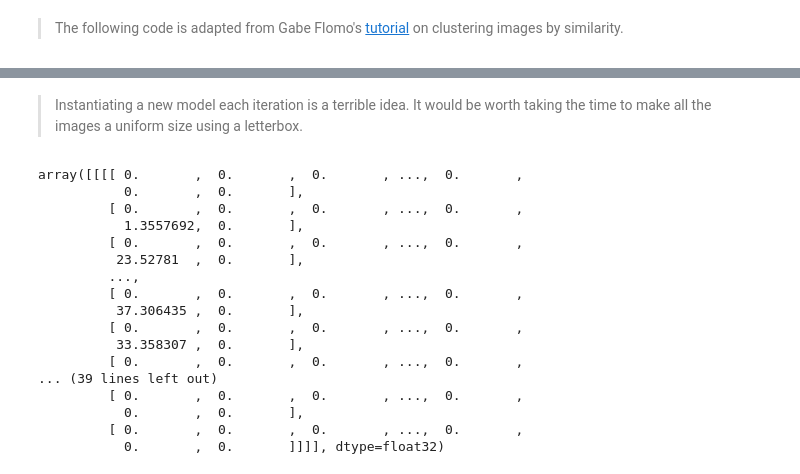
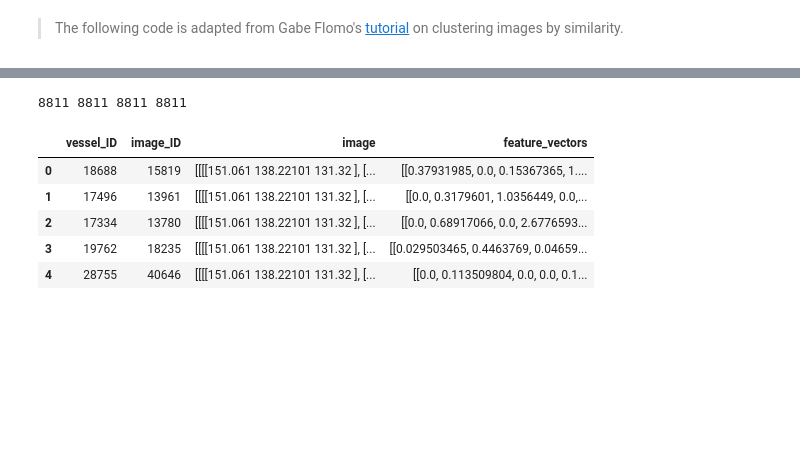
Before and after one commit to mvince33/lcp_cluster, a Jupyter notebook: lcp_image_processing.ipynb, the cells around one changed output, grey strips where cells are left out. Cells and saved outputs as stored; diff of their text form; code cells hidden in the pictures; blank space fills up the shorter version.

Commit message:
Cleaned up the process of getting a feature vector using vgg16.

```diff
--- a/lcp_image_processing.ipynb
+++ b/lcp_image_processing.ipynb
@@ -92,13 +110,0 @@ Could not open drawing_26432_33500.jpg
-# %%
-#Reshape the image for use with the VGG16 model
-        #image = image.reshape(1, 224, 224, 3)
-        # Run the image through the preprocessor
-        #image = preprocess_input(image)
-        # Construct a feature vector using VGG16
-        #feature = model.predict(image)
-
-# Reshape the images
-for i in range(len(images)):
-    width = images[i].shape[0]
-    height = images[i].shape[1]
-    images[i] = images[i].reshape(1, width, height, 3)
@@ -107,14 +110,0 @@ ValueError: cannot reshape array of size 202752 into shape (1,1,132,3)
-# %%
-# Remove images too small for the vgg16 model
-for image in images:
-    if image.shape[1] < 32 or image.shape[2] < 32:
-        images.remove(image)
-        print('Image Removed')
-# %%
-# Preprocess the images
-feature_vectors = []
-for i in tqdm_notebook(range(len(images))):
-    width = images[i].shape[1]
-    height = images[i].shape[2]
-    model = VGG16(include_top = False, input_shape = (width, height, 3))
-    feature_vectors.append(model.predict(images[i]))
@@ -139,31 +111,22 @@ WARNING:tensorflow:6 out of the last 6 calls to <function Model.make_predict_fun
-# %% [markdown]
-> Instantiating a new model each iteration is a terrible idea. It would be worth taking the time to make all the images a uniform size using a letterbox.
+# %%
+print(len(vessel_ids), len(image_ids), len(images), len(feature_vectors))
+# %% [output]
+8811 8811 8811 8811
 # %%
 # Store the ids and images in a dataframe
-images_df = pd.DataFrame(list(zip(vessel_ids,
-                                  image_ids,
-                                  images,
-                                  feature_vectors)),
-                         columns = ['vessel_ID',
-                                    'image_ID',
-                                    'image',
-                                    'feature_vectors'])
-images = images_df['image'].copy()
+df = pd.DataFrame(list(zip(vessel_ids,
+                           image_ids,
+                           images,
+                           feature_vectors)),
+                  columns = ['vessel_ID',
+                             'image_ID',
+                             'image',
+                             'feature_vectors'])
+df.head()
 # %% [output]
-array([[[[ 0.       ,  0.       ,  0.       , ...,  0.       ,
-           0.       ,  0.       ],
-         [ 0.       ,  0.       ,  0.       , ...,  0.       ,
-           1.3557692,  0.       ],
-         [ 0.       ,  0.       ,  0.       , ...,  0.       ,
-          23.52781  ,  0.       ],
-         ...,
-         [ 0.       ,  0.       ,  0.       , ...,  0.       ,
-          37.306435 ,  0.       ],
-         [ 0.       ,  0.       ,  0.       , ...,  0.       ,
-          33.358307 ,  0.       ],
-         [ 0.       ,  0.       ,  0.       , ...,  0.       ,
-... (39 lines left out)
-         [ 0.       ,  0.       ,  0.       , ...,  0.       ,
-           0.       ,  0.       ],
-         [ 0.       ,  0.       ,  0.       , ...,  0.       ,
-           0.       ,  0.       ]]]], dtype=float32)
+|  | vessel_ID | image_ID | image | feature_vectors |
+| 0 | 18688 | 15819 | [[[[151.061 138.22101 131.32 ], [... | [[0.37931985, 0.0, 0.15367365, 1.... |
+| 1 | 17496 | 13961 | [[[[151.061 138.22101 131.32 ], [... | [[0.0, 0.3179601, 1.0356449, 0.0,... |
+| 2 | 17334 | 13780 | [[[[151.061 138.22101 131.32 ], [... | [[0.0, 0.68917066, 0.0, 2.6776593... |
+| 3 | 19762 | 18235 | [[[[151.061 138.22101 131.32 ], [... | [[0.029503465, 0.4463769, 0.04659... |
+| 4 | 28755 | 40646 | [[[[151.061 138.22101 131.32 ], [... | [[0.0, 0.113509804, 0.0, 0.0, 0.1... |
```
Also changed, not shown: parts of 12 cells of this notebook.
